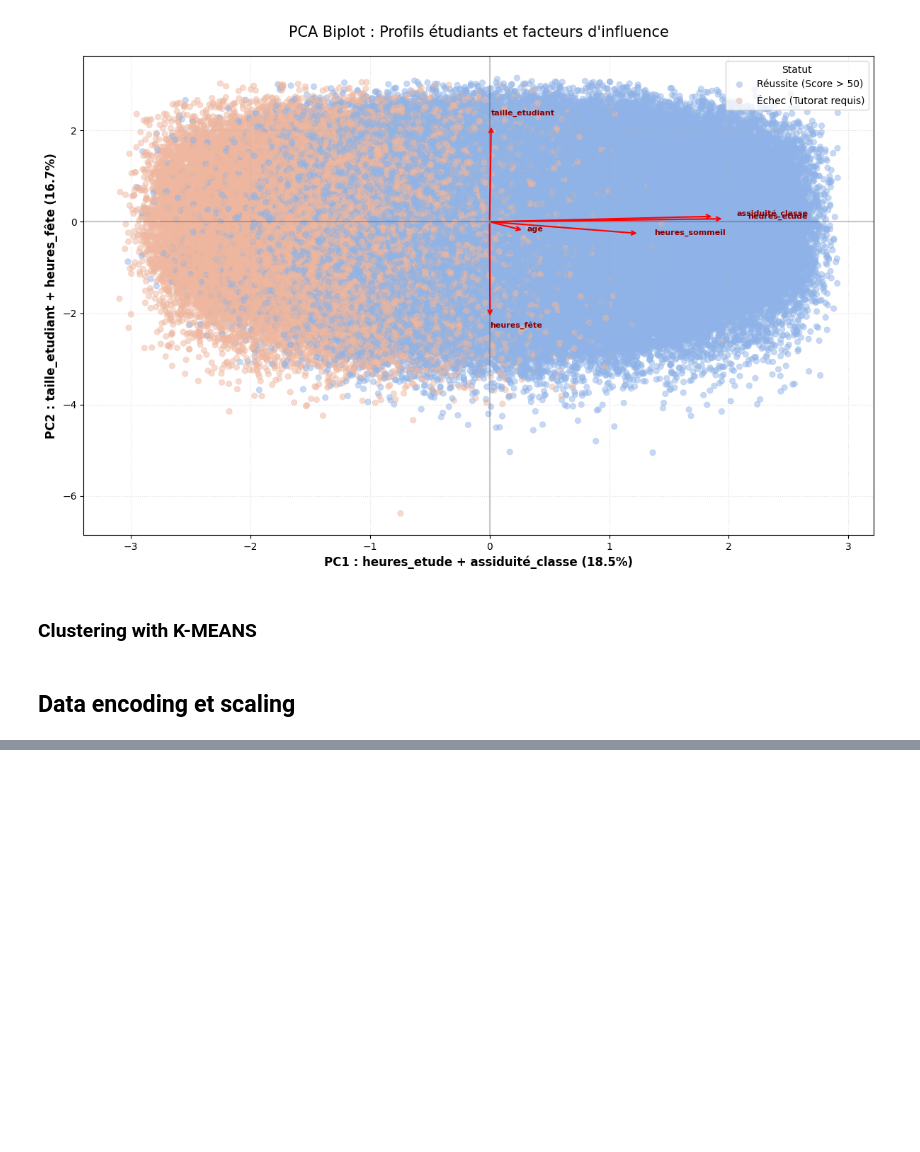
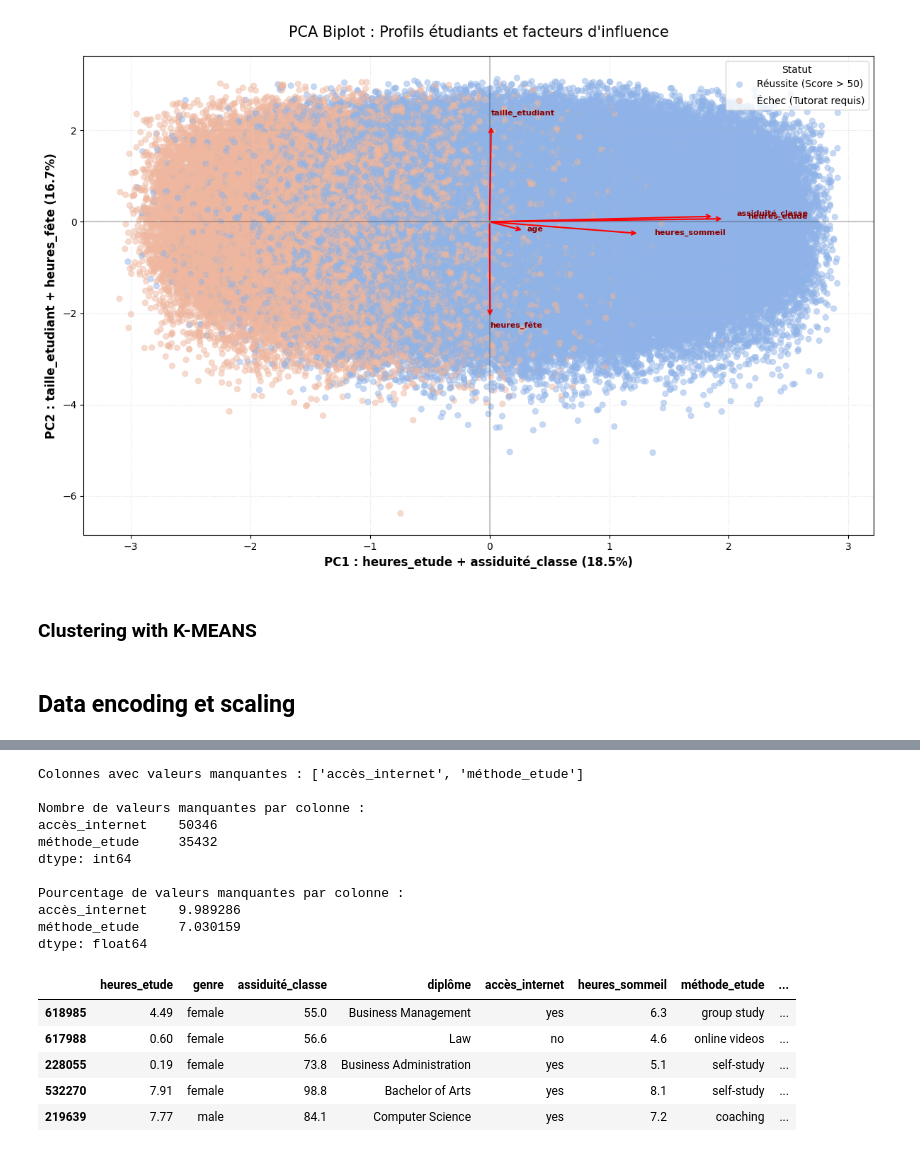
Before and after one commit to 21242NS/AILabs_2025_2026, a Jupyter notebook: Projet/Model1.ipynb, the cells around one changed output, grey strips where cells are left out. Saved outputs shown, nothing was run; the diff lists cells and outputs as text; code cells hidden in the pictures; blank space fills up the shorter version.

Commit message:
begin of imputation and encoder

```diff
--- a/Projet/Model1.ipynb
+++ b/Projet/Model1.ipynb
@@ -326,0 +349,59 @@ plt.show()
+# %%
+# check for missing values in the selected features
+cols_with_missing = [col for col in X_train_selected.columns
+                     if X_train_selected[col].isnull().any()]
+print("Colonnes avec valeurs manquantes :", cols_with_missing)
+# nombre de valeurs manquantes par colonne
+missing_counts = X_train_selected[cols_with_missing].isnull().sum()
+print("\nNombre de valeurs manquantes par colonne :")
+print(missing_counts)
+# pourcentage de valeurs manquantes par colonne
+missing_percent = (missing_counts / len(X_train_selected)) * 100
+print("\nPourcentage de valeurs manquantes par colonne :")
+print(missing_percent)
+# imputation des valeurs manquantes
+X_train_plus = X_train_selected.copy()
+X_test_plus = X_test_selected.copy()
+for col in cols_with_missing:
+    X_train_plus[col + '_was_missing'] = X_train_plus[col].isnull()
+    X_test_plus[col + '_was_missing'] = X_test_plus[col].isnull()
+X_train_plus_imputed = X_train_plus.copy()
+X_test_plus_imputed  = X_test_plus.copy()
+cat_cols = X_train_plus.select_dtypes(include=['object','category']).columns.tolist()
+num_cols = X_train_plus.select_dtypes(include=[np.number]).columns.tolist()
+if num_cols:
+    num_imp = SimpleImputer(strategy='median')
+    X_train_plus_imputed[num_cols] = pd.DataFrame(num_imp.fit_transform(X_train_plus[num_cols]),
+                                          columns=num_cols, index=X_train_plus.index)
+    X_test_plus_imputed[num_cols]  = pd.DataFrame(num_imp.transform(X_test_plus[num_cols]),
+                                          columns=num_cols, index=X_test_plus.index)
+
+if cat_cols:
+    # stratégie sûre : most_frequent ou constante 'Missing'
+    cat_imp = SimpleImputer(strategy='most_frequent')
+    X_train_plus_imputed[cat_cols] = pd.DataFrame(cat_imp.fit_transform(X_train_plus[cat_cols]),
+                                          columns=cat_cols, index=X_train_plus.index)
+    X_test_plus_imputed[cat_cols]  = pd.DataFrame(cat_imp.transform(X_test_plus[cat_cols]),
+                                          columns=cat_cols, index=X_test_plus.index)
+
+X_train_plus_imputed.columns = X_train_plus.columns
+X_test_plus_imputed.columns = X_test_plus.columns
+X_train_plus_imputed.head()
+# %% [output]
+Colonnes avec valeurs manquantes : ['accès_internet', 'méthode_etude']
+
+Nombre de valeurs manquantes par colonne :
+accès_internet    50346
+méthode_etude     35432
+dtype: int64
+
+Pourcentage de valeurs manquantes par colonne :
+accès_internet    9.989286
+méthode_etude     7.030159
+dtype: float64
+|  | heures_etude | genre | assiduité_classe | diplôme | accès_internet | heures_sommeil | méthode_etude | ... |
+| 618985 | 4.49 | female | 55.0 | Business Management | yes | 6.3 | group study | ... |
+| 617988 | 0.60 | female | 56.6 | Law | no | 4.6 | online videos | ... |
+| 228055 | 0.19 | female | 73.8 | Business Administration | yes | 5.1 | self-study | ... |
+| 532270 | 7.91 | female | 98.8 | Bachelor of Arts | yes | 8.1 | self-study | ... |
+| 219639 | 7.77 | male | 84.1 | Computer Science | yes | 7.2 | coaching | ... |
```
Also changed, not shown: parts of 2 cells of this notebook.
